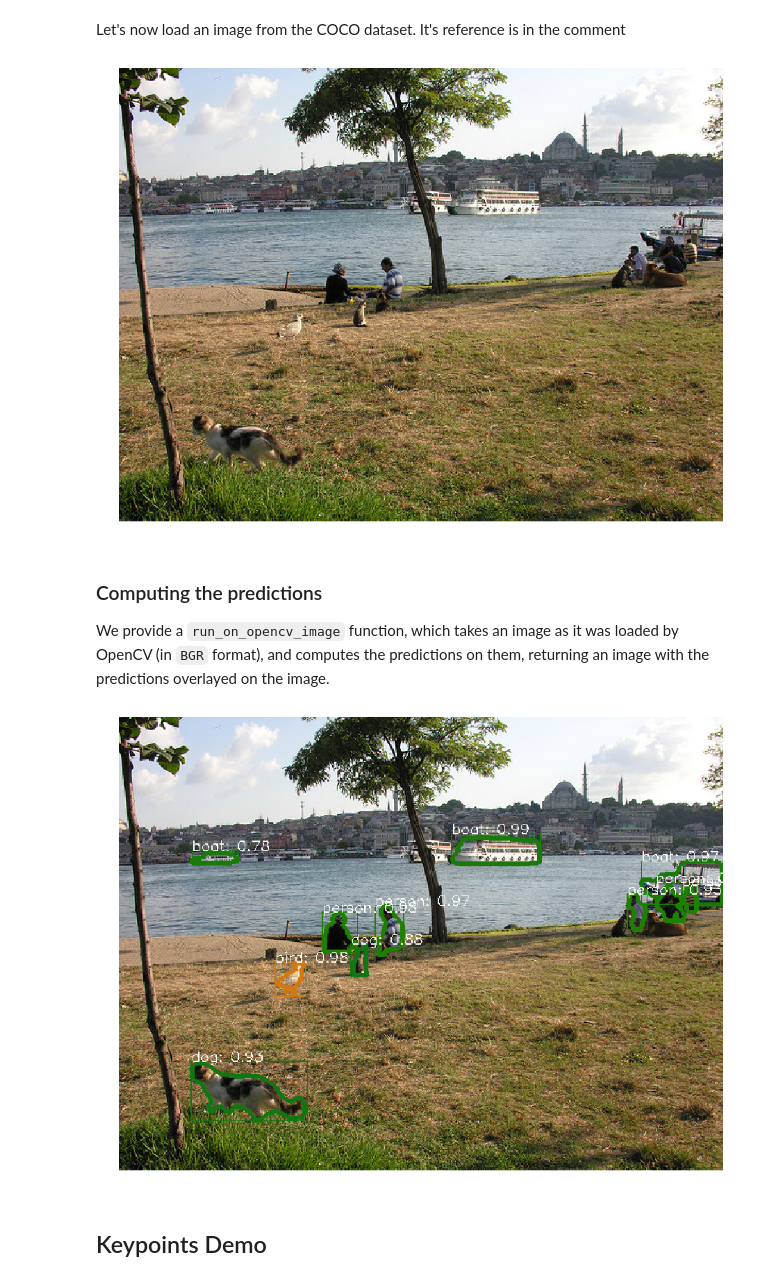
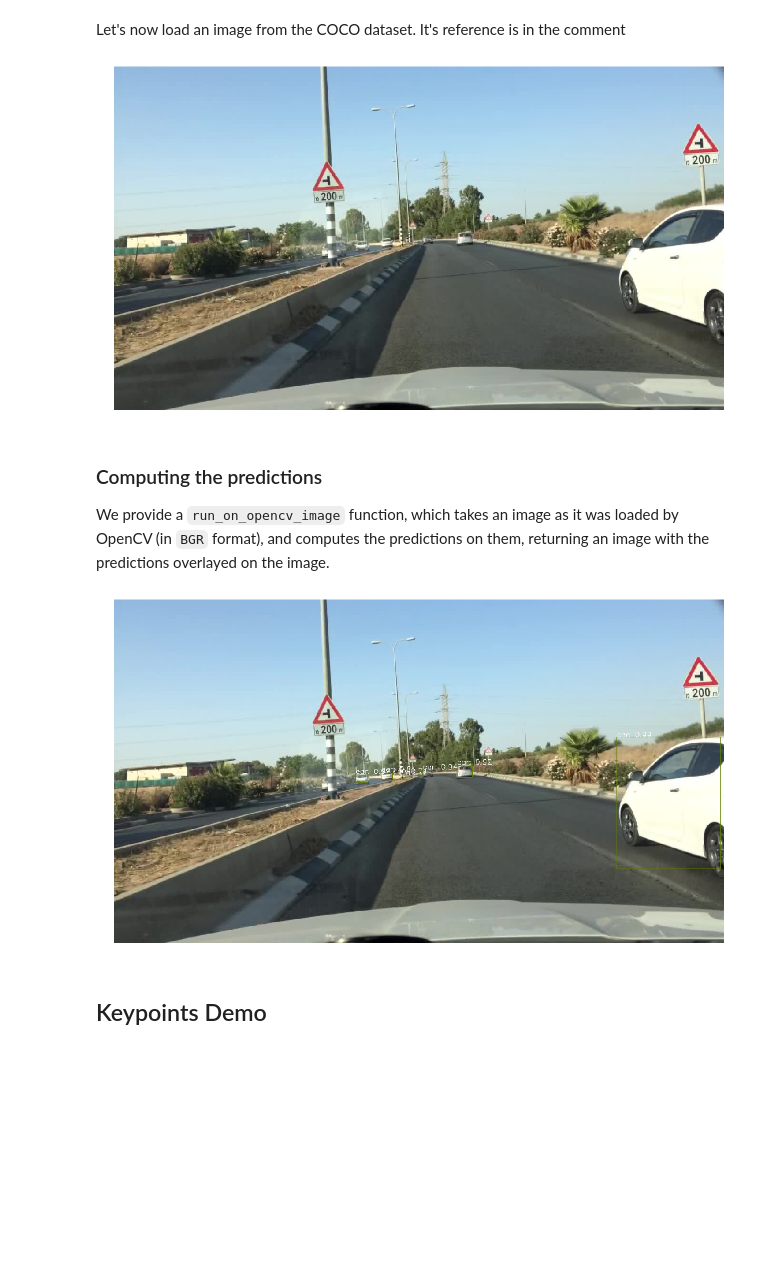
Before and after one commit to csoehnel/maskrcnn-benchmark, a Jupyter notebook: demo/Mask_R-CNN_demo.ipynb, the cells around one changed output. Drawn from its saved outputs; the diff is of its cells as text; code cells hidden in the pictures; blank space fills up the shorter version.

```diff
--- a/demo/Mask_R-CNN_demo.ipynb
+++ b/demo/Mask_R-CNN_demo.ipynb
@@ -61,10 +62,19 @@ def imshow(img):
 Let's now load an image from the COCO dataset. It's reference is in the comment
 # %%
 # from http://cocodataset.org/#explore?id=345434
-image = load("http://farm3.staticflickr.com/2469/3915380994_2e611b1779_z.jpg")
+#image = load("http://farm3.staticflickr.com/2469/3915380994_2e611b1779_z.jpg")
+
+import glob
+import numpy as np
+files = glob.glob("/home/SharedFolder/CurrentDatasets/bdd100k_sorted_coco/valid/**/*.jpg", recursive = True)
+file = np.random.choice(files)
+pil_image = Image.open(file).convert("RGB")
+# convert to BGR format
+image = np.array(pil_image)[:, :, [2, 1, 0]]
+
 imshow(image)
 # %% [output]
-[figure, old version]
+[figure, new version]
 # %% [markdown]
 ### Computing the predictions
 
@@ -74,7 +84,7 @@ We provide a `run_on_opencv_image` function, which takes an image as it was load
 predictions = coco_demo.run_on_opencv_image(image)
 imshow(predictions)
 # %% [output]
-[figure, old version]
+[figure, new version]
 # %% [markdown]
 ## Keypoints Demo
 # %%
```
Also changed, not shown: parts of 1 cell of this notebook, 6 other files.
